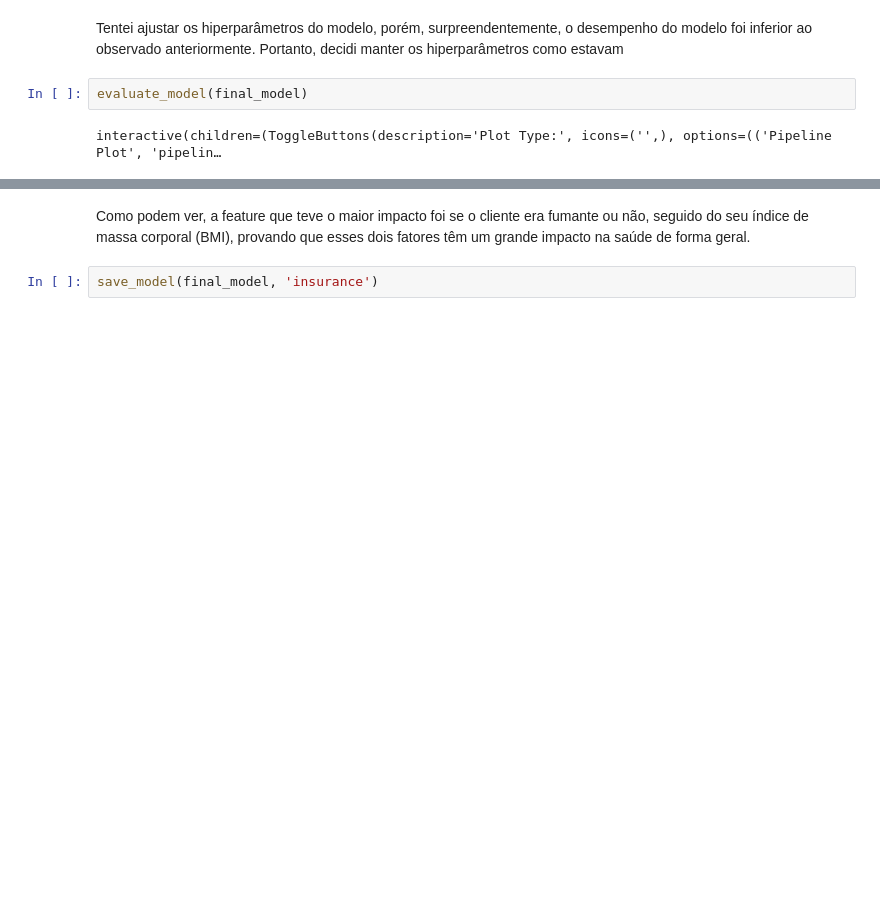
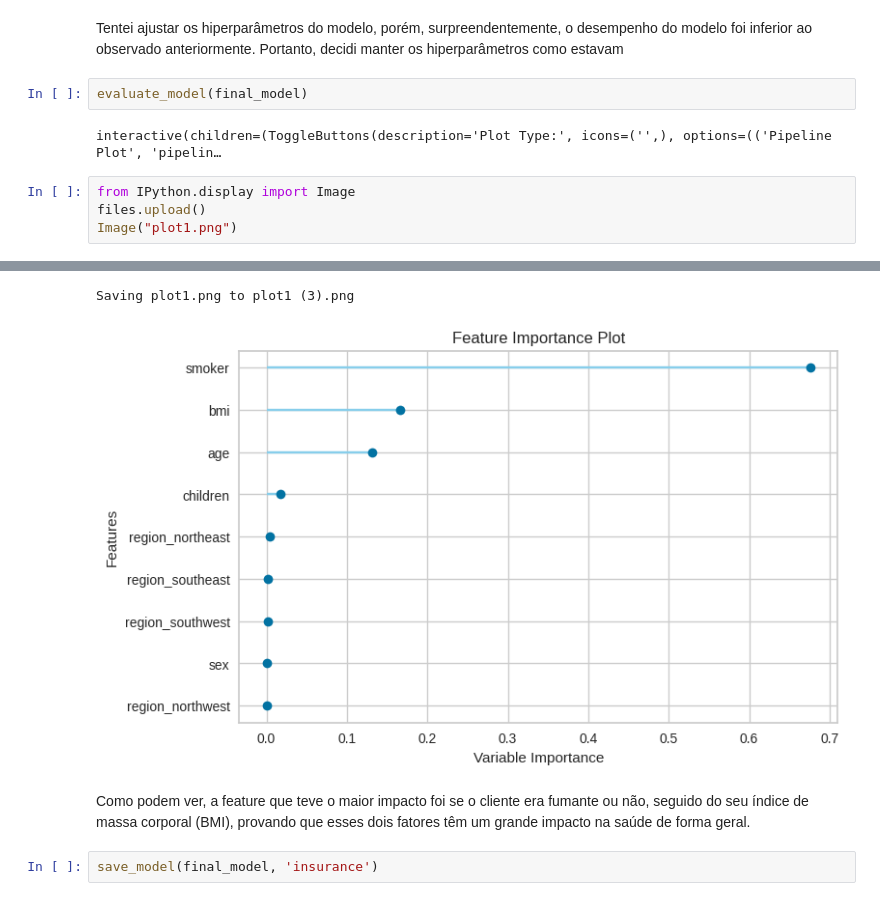
Before and after one commit to estevaosmith/Portifolio, a Jupyter notebook: Projeto_Valor_do_seguro_saúde_com_PyCaret.ipynb, the cells around one changed output, grey strips where cells are left out. Saved outputs shown, nothing was run; the diff lists cells and outputs as text; blank space fills up the shorter version.

```diff
--- a/Projeto_Valor_do_seguro_saúde_com_PyCaret.ipynb
+++ b/Projeto_Valor_do_seguro_saúde_com_PyCaret.ipynb
@@ -163,3 +163,8 @@ Tentei ajustar os hiperparâmetros do modelo, porém, surpreendentemente, o dese
 evaluate_model(final_model)
 # %% [output]
 interactive(children=(ToggleButtons(description='Plot Type:', icons=('',), options=(('Pipeline Plot', 'pipelin…
+# %%
+from IPython.display import Image
+files.upload()
+Image("plot1.png")
+# %% [output]
@@ -166,3 +172,5 @@ interactive(children=(ToggleButtons(description='Plot Type:', icons=('',), optio
+Saving plot1.png to plot1 (3).png
+[figure, added]
 # %% [markdown]
 Como podem ver, a feature que teve o maior impacto foi se o cliente era fumante ou não, seguido do seu índice de massa corporal (BMI), provando que esses dois fatores têm um grande impacto na saúde de forma geral.
 # %%
```
Also changed, not shown: parts of 1 cell of this notebook.
